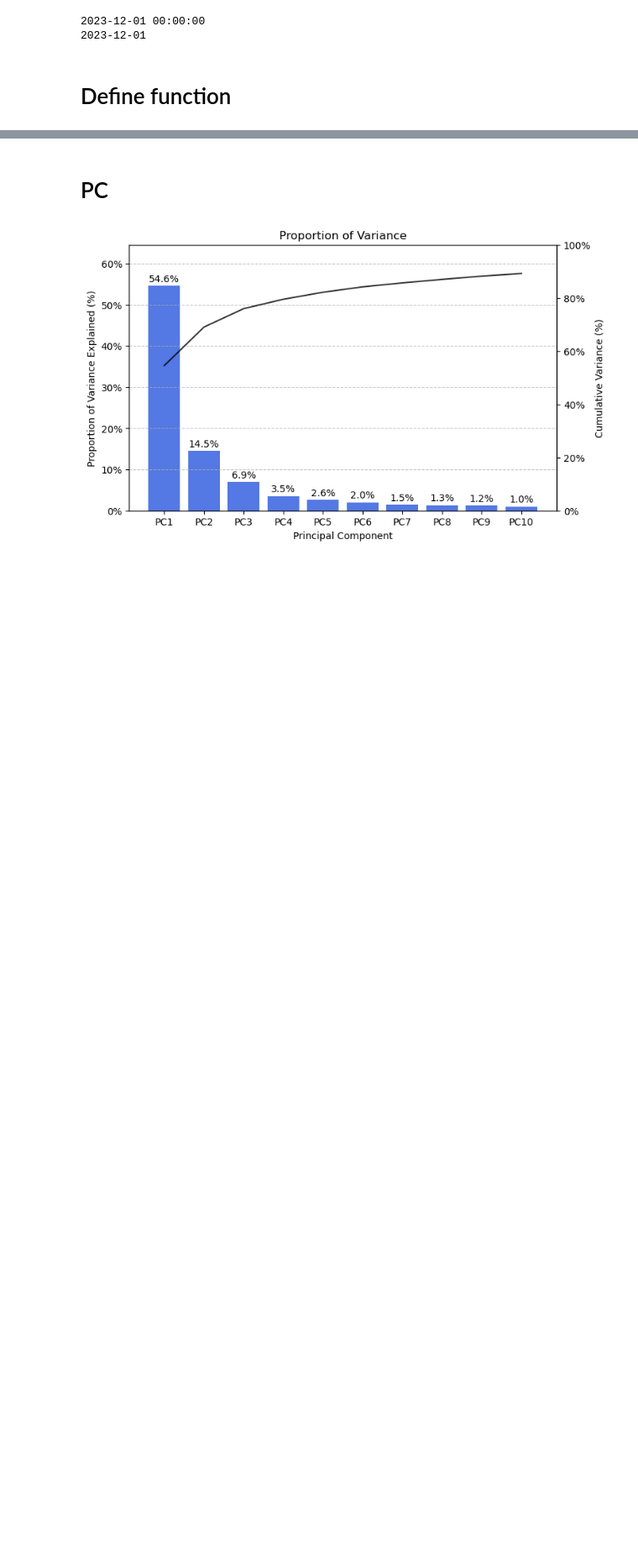
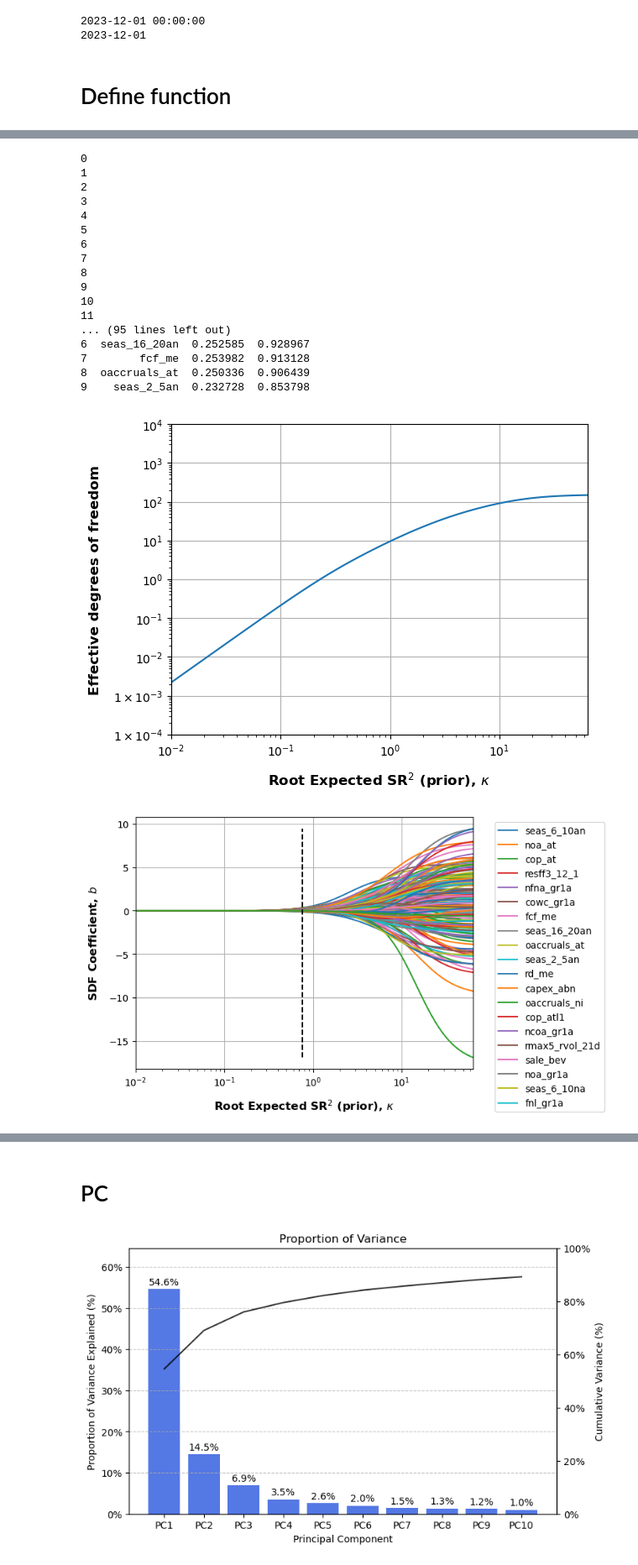
Before and after one commit to simmelholt/ML-codes, a Jupyter notebook: Master Thesis.ipynb, the cells around one changed output, grey strips where cells are left out. Shown at 84% size. Cells and saved outputs as stored; diff of their text form; code cells hidden in the pictures; blank space fills up the shorter version.

```diff
--- a/Master Thesis.ipynb
+++ b/Master Thesis.ipynb
@@ -330,7 +437,7 @@ def SCS_L2est(dates, re, market, freq, anomalies, parameters):
         'objective': 'CSR2',
         'ignore_scale': False,
         'kfold': 3,
-        'oos_test_date': dates.iloc[-1],
+        'oos_test_date': dates.iloc[-500],
         'freq': freq,
         'rotate_PC': False,
         'demarket_conditionally': False,
@@ -597,0 +681,22 @@ test = SCS_L2est(date_series,df_wide,SPX_1,12, unique_values, {})
+# %%
+test = SCS_L2est(daily_date_series,df_daily_squeezed,spx_daily_ret_squeezed,365, daily_unique_values, {})
+# %% [output]
+0
+1
+2
+3
+4
+5
+6
+7
+8
+9
+10
+11
+... (95 lines left out)
+6  seas_16_20an  0.252585  0.928967
+7        fcf_me  0.253982  0.913128
+8  oaccruals_at  0.250336  0.906439
+9    seas_2_5an  0.232728  0.853798
+[figure, added]
+[figure, added]
```
Also changed, not shown: parts of 33 cells of this notebook.
